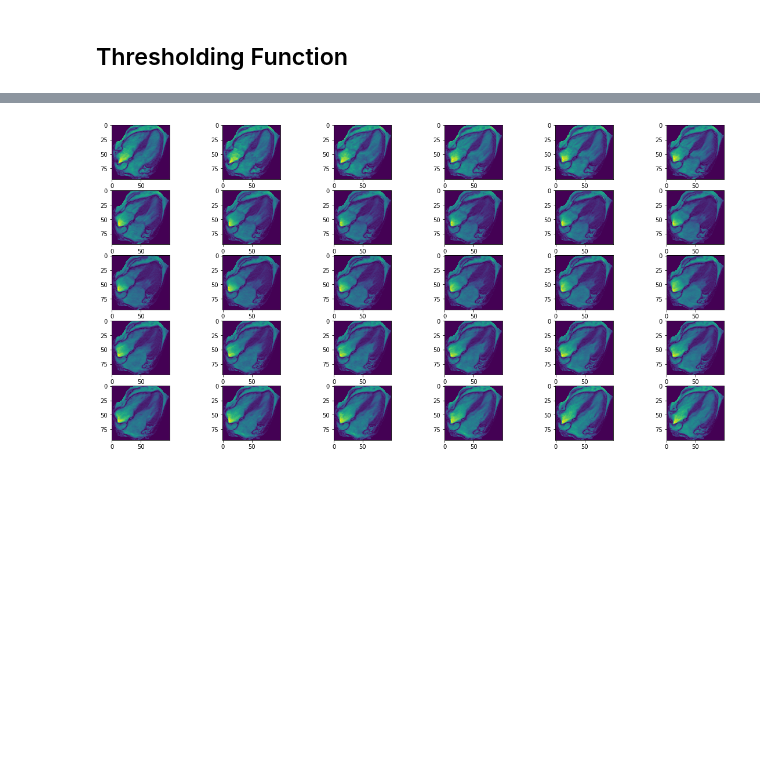
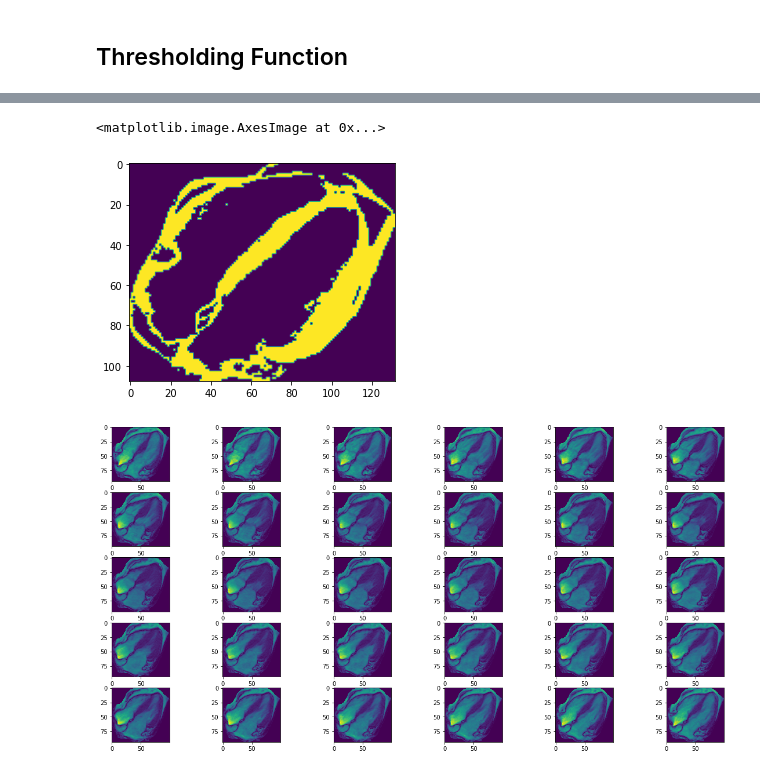
Before and after one commit to Beepul-Bharti/HCM_Project, a Jupyter notebook: 4ChamberCine_HCM_CNN.ipynb, the cells around one changed output, grey strips where cells are left out. Cells and saved outputs as stored; diff of their text form; code cells hidden in the pictures; blank space fills up the shorter version.

```diff
--- a/4ChamberCine_HCM_CNN.ipynb
+++ b/4ChamberCine_HCM_CNN.ipynb
@@ -257,0 +262,17 @@ def FWHM(image,mask):
+# %%
+def neighbor(X):
+    kernel = {}
+    kernel[1] = np.array([[0,0,0],[0,1,0],[0,0,0]])
+    kernel[2] = np.array([[1,0,0],[0,0,0],[0,0,0]])
+    kernel[3] = np.array([[0,1,0],[0,0,0],[0,0,0]])
+    kernel[4] = np.array([[0,0,1],[0,0,0],[0,0,0]])
+    kernel[5] = np.array([[0,0,0],[0,0,1],[0,0,0]])
+    kernel[6] = np.array([[0,0,0],[0,0,0],[0,0,1]])
+    kernel[7] = kernel[5].T
+    kernel[8] = kernel[4].T
+    kernel[9] = kernel[3].T
+    n_mat = np.zeros((X.size,9))
+    for i, k in enumerate(kernel):
+        neighbors = cv2.filter2D(X.astype('uint16'),-1,kernel[k],borderType = cv2.BORDER_CONSTANT)
+        n_mat[:,i] = np.ravel(neighbors)
+    return n_mat
@@ -257,0 +335,2 @@ def FWHM(image,mask):
+# %%
+model, t_image = GMM_Thresh2(image,mask)
@@ -257,0 +341,22 @@ def FWHM(image,mask):
+# %%
+from sklearn.mixture import GaussianMixture
+def GMM_Thresh(image,mask):
+    mask = np.repeat(mask[:,:,np.newaxis],30, axis = 2)
+    roi_vol = image*mask
+    image_vec = roi_vol.reshape(-1,1)
+    mask_vec = mask.reshape(-1,1)
+    image_vec2 = image_vec[mask_vec == 1].reshape(-1,1)
+    k = [2,3,4]
+    models = [None for i in range(len(k))]
+    for i in range(len(k)):
+        models[i] = GaussianMixture(k[i]).fit(image_vec2)
+    # compute the AIC and the BIC
+    BIC = [m.bic(image_vec2) for m in models]
+    # compute the AIC and the BIC
+    AIC = [m.aic(image_vec2) for m in models]
+    M_best = models[np.argmin(BIC)]
+    predicted = M_best.predict(image_vec2)
+    labels = (predicted == np.argmin(M_best.means_))
+    image_vec[mask_vec == 1] = labels
+    t_image = image_vec.reshape(image.shape[0],image.shape[1],image.shape[2])
+    return  labels,t_image
@@ -258,3 +368,10 @@ def FWHM(image,mask):
+# %%
+l,t = GMM_Thresh(image,mask)
+# %%
+plt.imshow(t[:,:,0])
+# %% [output]
+<matplotlib.image.AxesImage at 0x...>
+[figure, added]
 # %%
 k = 302
 f_image,t_image = FWHM(crop_images[k],crop_masks[k])
```
Also changed, not shown: parts of 15 cells of this notebook.
